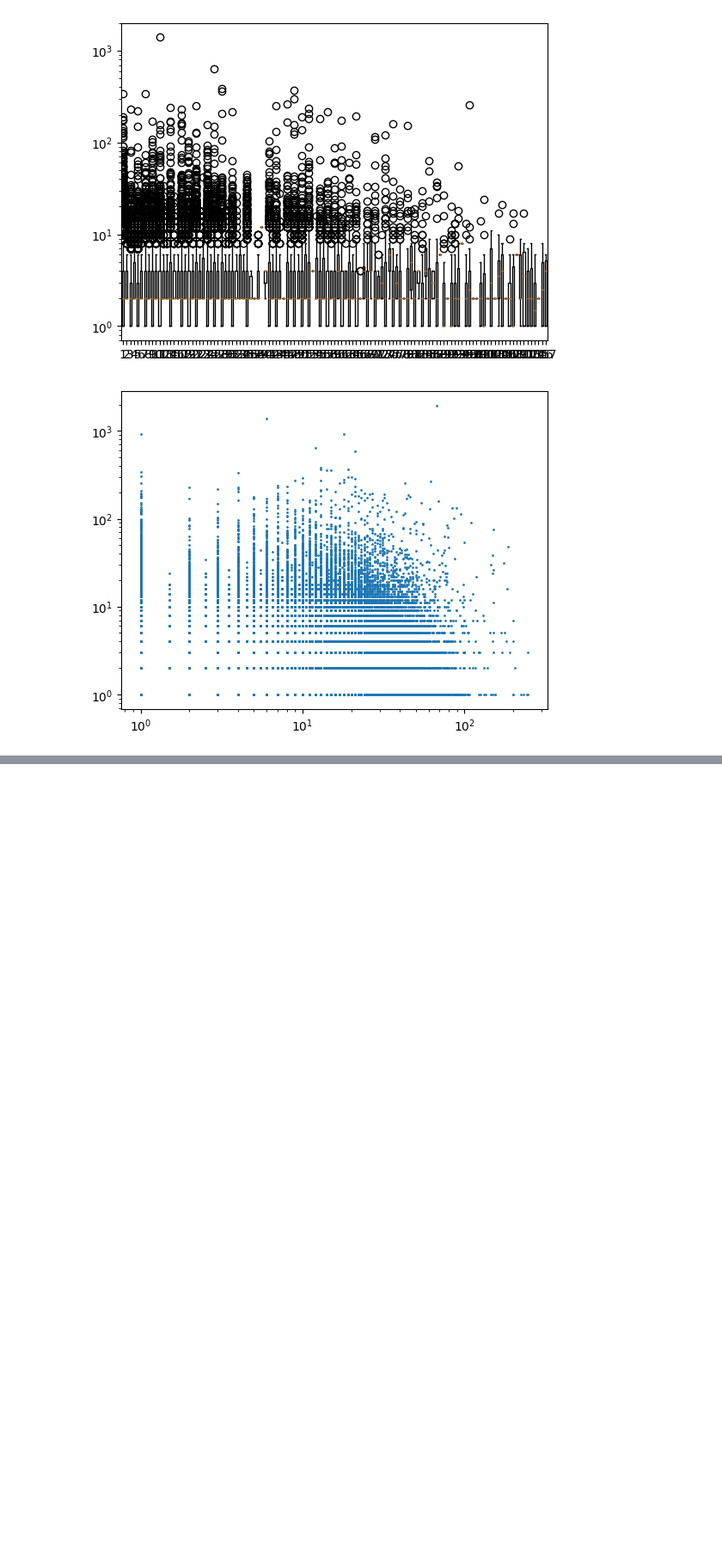
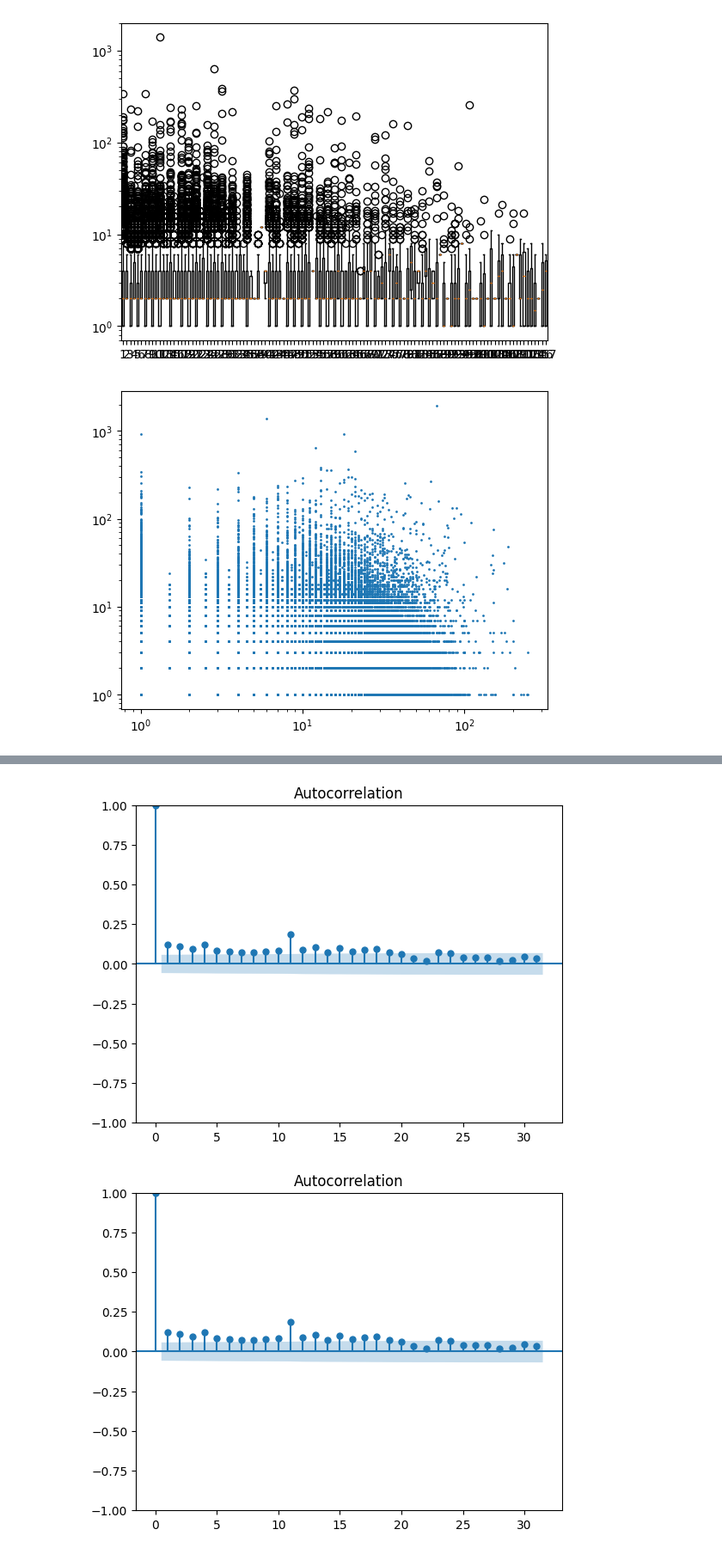
Before and after one commit to konqr/lobSimulations, a Jupyter notebook: src/backup/hawkes/experiments/toyModelSmallTick.ipynb, the cells around one changed output, grey strips where cells are left out. Shown at 86% size. Cells and saved outputs as stored; diff of their text form; code cells hidden in the pictures; blank space fills up the shorter version.

```diff
--- a/src/backup/hawkes/experiments/toyModelSmallTick.ipynb
+++ b/src/backup/hawkes/experiments/toyModelSmallTick.ipynb
@@ -1467,0 +1528,5 @@ plt.yscale('log')
+# %%
+sm.graphics.tsa.plot_acf(np.exp(data[ntrain-1:]) - np.exp(preds))
+# %% [output]
+[figure, added]
+[figure, added]
```
Also changed, not shown: parts of 9 cells of this notebook, 1 other file.
